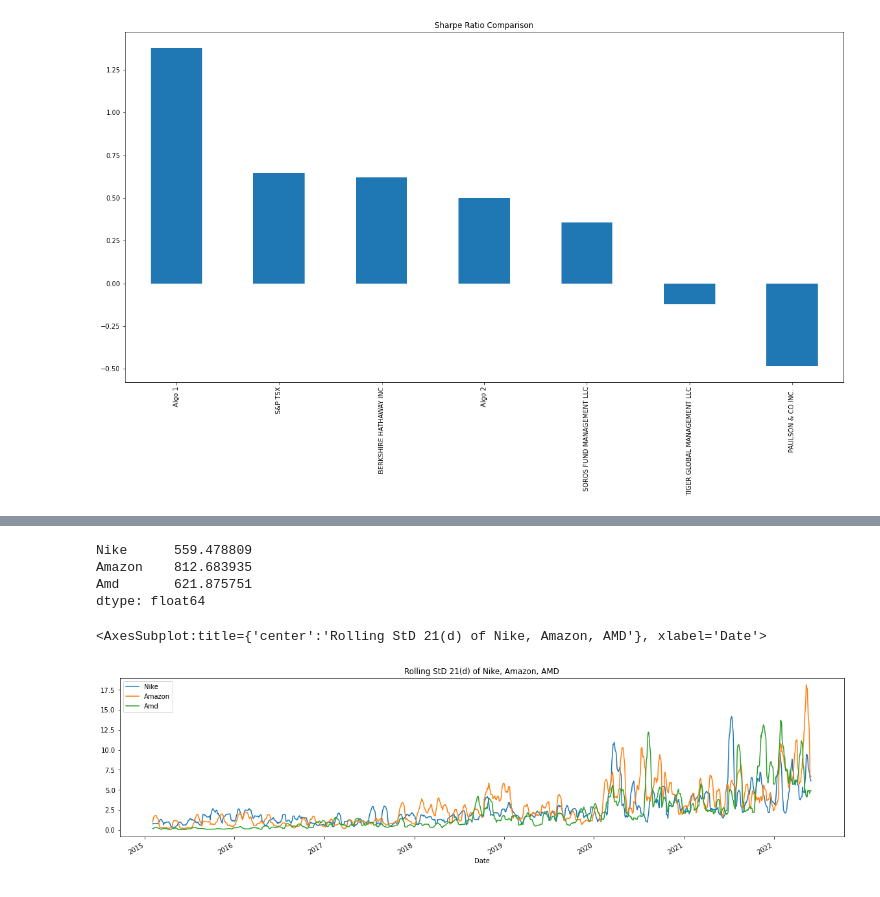
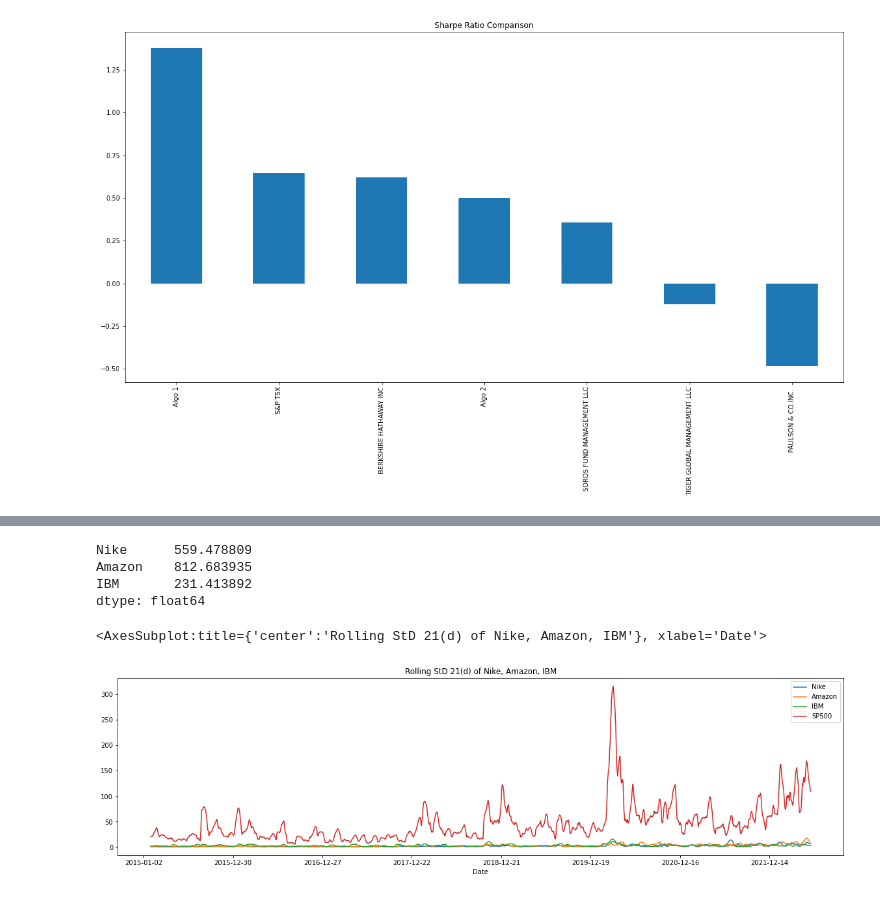
Before and after one commit to zeta1178/FinTech-Mod4-Challenge, a Jupyter notebook: Module_4_Challange.ipynb, the cells around one changed output, grey strips where cells are left out. Drawn from its saved outputs; the diff is of its cells as text; code cells hidden in the pictures.

```diff
--- a/Module_4_Challange.ipynb
+++ b/Module_4_Challange.ipynb
@@ -309,6 +306,7 @@ nike_df['Date'] = pd.to_datetime(nike_df['Date'],infer_datetime_format=True)
 
 nike_df.set_index('Date', inplace=True)
 nike_df.rename(columns={"Close": "Nike"}, inplace=True)
+nike_df.index = nike_df.index.strftime('%Y-%m-%d')
 nike_df.head()
 # %% [output]
 |  | Nike |
@@ -332,6 +330,7 @@ amzn_df = amzn_df.apply(pd.to_numeric, errors='ignore')
 amzn_df['Date'] = pd.to_datetime(amzn_df['Date'],infer_datetime_format=True)
 amzn_df.set_index('Date', inplace=True)
 amzn_df.rename(columns={"Close": "Amazon"}, inplace=True)
+amzn_df.index = amzn_df.index.strftime('%Y-%m-%d')
 amzn_df.head()
 # %% [output]
 |  | Amazon |
@@ -366,0 +367,16 @@ amd_df.head()
+# %%
+#connect to SP500 worksheet
+sp500_ws = book.worksheet("SP500")
+sp500_table = sp500_ws.get_all_values()
+##Convert table data into a dataframe
+sp500_df = pd.DataFrame(sp500_table[1:], columns=sp500_table[0])
+##Only keep columns we need
+sp500_df = sp500_df[['Date', 'Close']]
+##Convert number strings to floats and ints
+sp500_df = sp500_df.apply(pd.to_numeric, errors='ignore')
+##Convert date strings to datetime format
+sp500_df['Date'] = pd.to_datetime(sp500_df['Date'],infer_datetime_format=True)
+sp500_df.set_index('Date', inplace=True)
+sp500_df.rename(columns={"Close": "SP500"}, inplace=True)
+sp500_df.index = sp500_df.index.strftime('%Y-%m-%d')
+sp500_df.head()
@@ -367,39 +391,45 @@ amd_df.head()
 # %%
 #Calculate the annualized standard deviation for the custome portfolio
-combined_goog_df_list=[nike_df,amzn_df,amd_df]
+combined_goog_df_list=[nike_df,amzn_df,ibm_df, sp500_df]
 combined_goog_df = pd.concat(combined_goog_df_list, axis=1, join="inner", sort=True)
 combined_goog_df.head()
+
+#daily returns for Google Sheets Portfolio
+daily_returns_new=combined_goog_df.pct_change()
+
+#
 cmb_df_nke=combined_goog_df['Nike']
 cmb_df_amzn=combined_goog_df['Amazon']
-cmb_df_amd=combined_goog_df['Amd']
+cmb_df_ibm=combined_goog_df['IBM']
 #
 cmb_df_nke_df=cmb_df_nke.to_frame()
 cmb_df_amzn_df=cmb_df_amzn.to_frame()
-cmb_df_amd_df=cmb_df_amd.to_frame()
+cmb_df_ibm_df=cmb_df_ibm.to_frame()
+
 cmb_df_nke_df_std_ann=cmb_df_nke_df.std()*np.sqrt(252)
 cmb_df_amzn_df_std_ann=cmb_df_amzn_df.std()*np.sqrt(252)
-cmb_df_amd_df_std_ann=cmb_df_amd_df.std()*np.sqrt(252)
+cmb_df_ibm_df_std_ann=cmb_df_ibm_df.std()*np.sqrt(252)
 #
 combined_new_df_list_ann=[cmb_df_nke_df_std_ann,
                       cmb_df_amzn_df_std_ann,
-                      cmb_df_amd_df_std_ann]
+                      cmb_df_ibm_df_std_ann]
 combined_new_df_ann = pd.concat(combined_new_df_list_ann, axis=0, join="inner", sort=True)
 combined_new_df_ann.head(3)
 # %% [output]
 Nike      559.478809
 Amazon    812.683935
-Amd       621.875751
+IBM       231.413892
 dtype: float64
 # %%
 # Calculate and plot the rolling standard deviation with a 21-day window.
 #
-combined_goog_df.rolling(window=21).std().plot(figsize=(20,5),title="Rolling StD 21(d) of Nike, Amazon, AMD", legend=True)
+combined_goog_df.rolling(window=21).std().plot(figsize=(20,5),title="Rolling StD 21(d) of Nike, Amazon, IBM", legend=True)
 # nike_df.rolling(window=21).std().plot(figsize=(20,5),title="Rolling StD 21(d) of Nike",color='b', legend=True, subplots=True)
 # amzn_df.rolling(window=21).std().plot(figsize=(20,5),title="Rolling StD 21(d) of Amazon",color='g', legend=True, subplots=True)
 # amd_df.rolling(window=21).std().plot(figsize=(20,5),title="Rolling StD 21(d) of AMD",color='r', legend=True, subplots=True)
 # %% [output]
-<AxesSubplot:title={'center':'Rolling StD 21(d) of Nike, Amazon, AMD'}, xlabel='Date'>
+<AxesSubplot:title={'center':'Rolling StD 21(d) of Nike, Amazon, IBM'}, xlabel='Date'>
-[figure, old version]
+[figure, new version]
 # %%
 # Calculate and plot the correlation between each stock
 correlation_new=combined_goog_df.corr()
```
Also changed, not shown: parts of 7 cells of this notebook, 1 other file.
